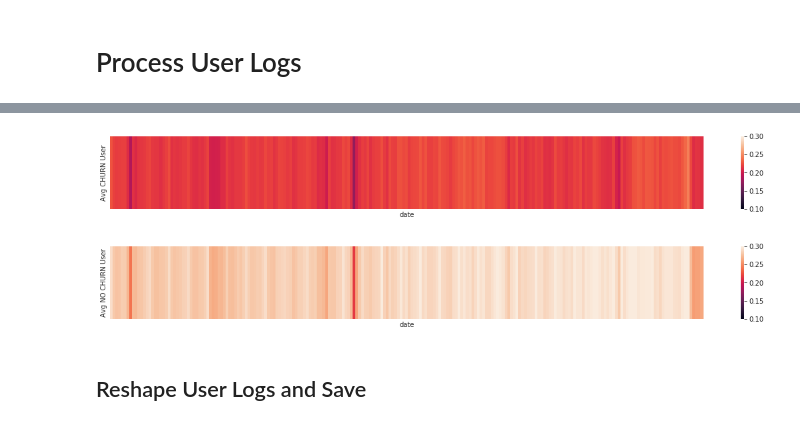
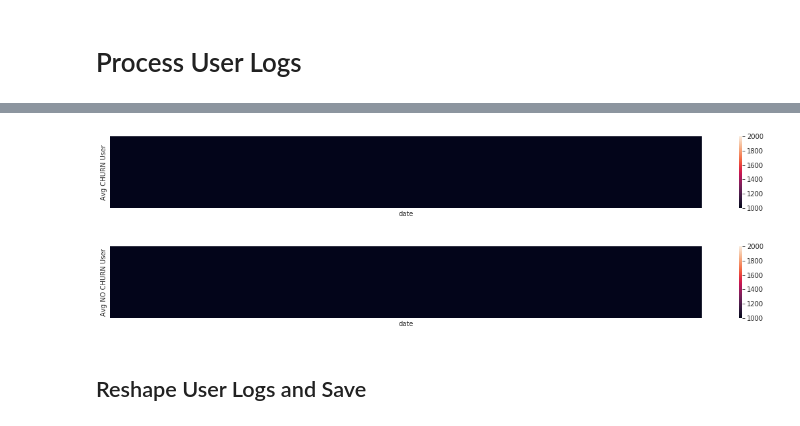
Before and after one commit to adamribaudo/ds5500-capstone, a Jupyter notebook: Preprocess/User_Log_Transform.ipynb, the cells around one changed output, grey strips where cells are left out. Saved outputs shown, nothing was run; the diff lists cells and outputs as text; code cells hidden in the pictures.

```diff
--- a/Preprocess/User_Log_Transform.ipynb
+++ b/Preprocess/User_Log_Transform.ipynb
@@ -16,13 +17,9 @@ split="train" #use "train", "val" or "test"
 # %% [markdown]
 # Process User Logs
 # %%
-user_logs = pd.read_csv(INPUT_PATH + "{}_user_logs.csv".format(split))
-#user_logs = pd.read_csv("gs://dataprep-staging-a4a9adec-2491-40c1-8c86-fe48a78ef1f1/ribaudo.a@husky.neu.edu/jobrun/train_50_pct_user_logs.csv")
+user_logs = pd.read_csv(INPUT_PATH + "X_{}_user_logs.csv".format(split),usecols=[1,2,3,4,5,6,7,8,9])
 user_logs.loc[:,["date"]]=pd.to_datetime(user_logs.date).dt.date
-members_df = pd.read_csv(INPUT_PATH + "{}_members_transformed.csv".format(split))
-y = members_df.loc[:,["msno","is_churn"]].copy()
+members_df = pd.read_csv(INPUT_PATH + "X_{}_transformed.csv".format(split))
+y = pd.read_csv(INPUT_PATH + "y_{}.csv".format(split),header=None)
+y.columns = ["msno","is_churn"]
-# %%
-# Remove user_logs that don't exist in members df
-msno_diff = list(set(user_logs.msno) - set(members_df.msno)) #difference in 2 sets
-user_logs = user_logs[~user_logs["msno"].isin(msno_diff)]
 # %% [markdown]
@@ -34,10 +31,10 @@ std_scaler = preprocessing.StandardScaler()
 max_scaler = preprocessing.MinMaxScaler()
 
 for col in ["num_25", "num_50", "num_75", "num_985", "num_100", "num_unq", "total_secs"]:
-    count_clip = np.clip(user_logs[col].values.reshape(-1,1), a_min=0,a_max=user_logs[col].values.reshape(-1,1).max())
-    col_log = np.log(count_clip +.0001)
-    col_std = std_scaler.fit_transform(col_log)
-    col_clip = np.clip(col_std, a_min=col_std.min(),a_max=2)
+    col_std = std_scaler.fit_transform(user_logs[col].values.reshape(-1,1))
+    min_num = col_std.min()
+    max_num = 2 * col_std.std()
+    col_clip = np.clip(col_std, a_min=min_num,a_max=max_num)
     col_norm = max_scaler.fit_transform(col_clip)
     user_logs[col + "_norm"] = col_norm
 # %%
@@ -76,5 +65,8 @@ sns.lineplot(data=mean_no_churn_by_date,x="date", y="num_unq_norm_centered", lab
 # %%
 grouped_df = padded_df.drop(['num_25_norm', 'num_50_norm', 'num_75_norm',
        'num_985_norm', 'num_100_norm', 'num_unq_norm', 'total_secs_norm'],axis=1)
+grouped_df["sum_vals"] = padded_df.num_unq_norm #padded_df.drop(["msno","date"],axis=1).sum(axis=1)
+pivot_df = grouped_df.pivot(index="msno",columns="date",values="sum_vals")
 
-grouped_df = grouped_df.merge(right=y,how="left",on="msno")
+pivot_df_churn = pivot_df[(y.sort_values("msno")["is_churn"] == 1).values]
+pivot_df_nochurn = pivot_df[(y.sort_values("msno")["is_churn"] == 0).values]
@@ -105,18 +84,19 @@ with sns.axes_style("dark"):
 # %%
 churn_avg = pivot_df_churn.copy()
 churn_avg["Avg CHURN User"]="foo"
 with sns.axes_style("white"):
     f, ax = plt.subplots(figsize=(20, 2))
-    ax = sns.heatmap(churn_avg.groupby("Avg CHURN User").sum()/churn_avg.shape[0],vmin=.1,vmax=.3,cbar=True,yticklabels=False,xticklabels=False)
+    ax = sns.heatmap(churn_avg.groupby("Avg CHURN User").sum(),vmin=1000,vmax=2000,cbar=True,yticklabels=False,xticklabels=False)
+
 
 no_churn_avg = pivot_df_nochurn.copy()
 no_churn_avg["Avg NO CHURN User"]="foo"
 with sns.axes_style("white"):
     f, ax = plt.subplots(figsize=(20, 2))
-    ax = sns.heatmap(no_churn_avg.groupby("Avg NO CHURN User").sum()/no_churn_avg.shape[0],vmin=.1,vmax=.3,cbar=True,yticklabels=False,xticklabels=False)
+    ax = sns.heatmap(no_churn_avg.groupby("Avg NO CHURN User").sum(),vmin=1000,vmax=2000,cbar=True,yticklabels=False,xticklabels=False)
 # %% [output]
-[figure, old version]
+[figure, new version]
-[figure, old version]
+[figure, new version]
 # %% [markdown]
 ## Reshape User Logs and Save
 # %%
```
Also changed, not shown: parts of 27 cells of this notebook, 7 other files.
